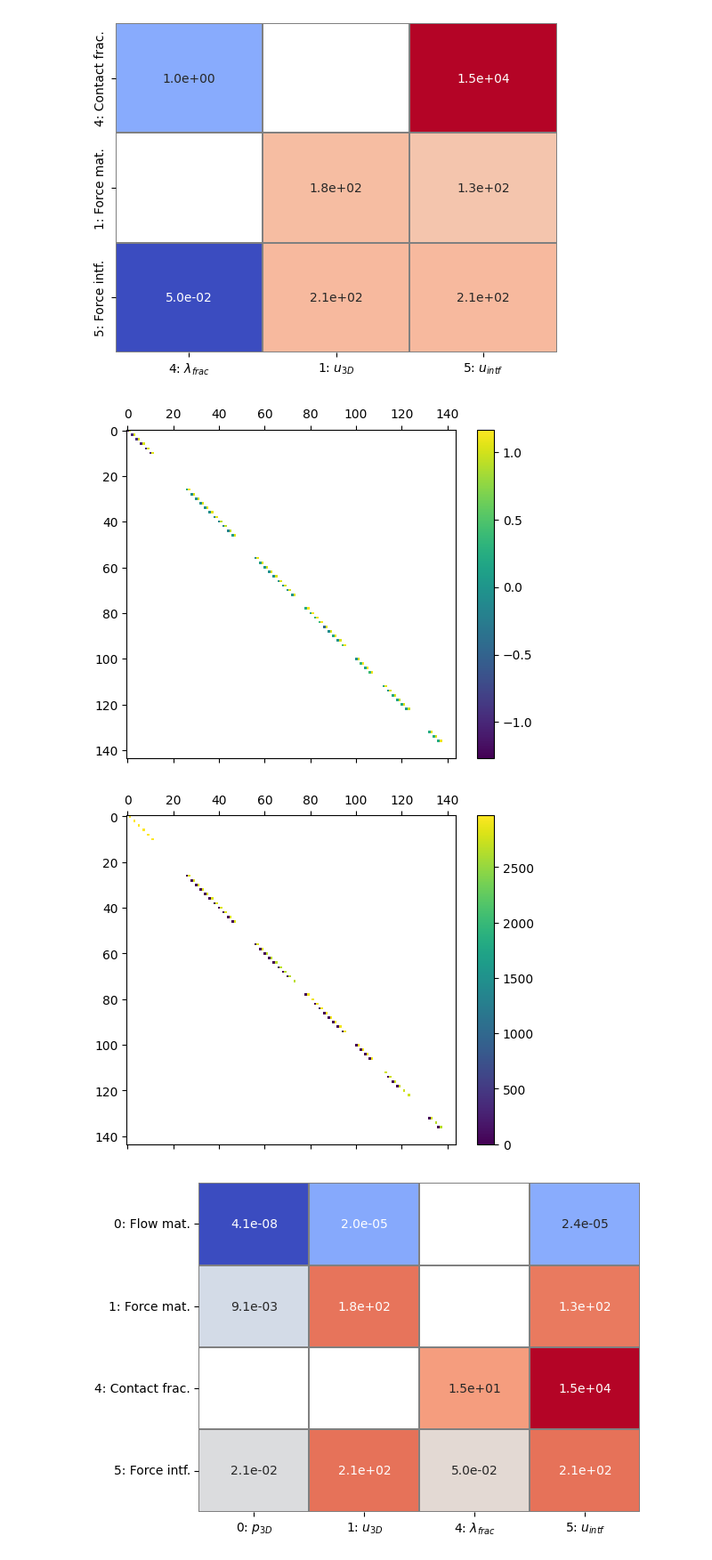
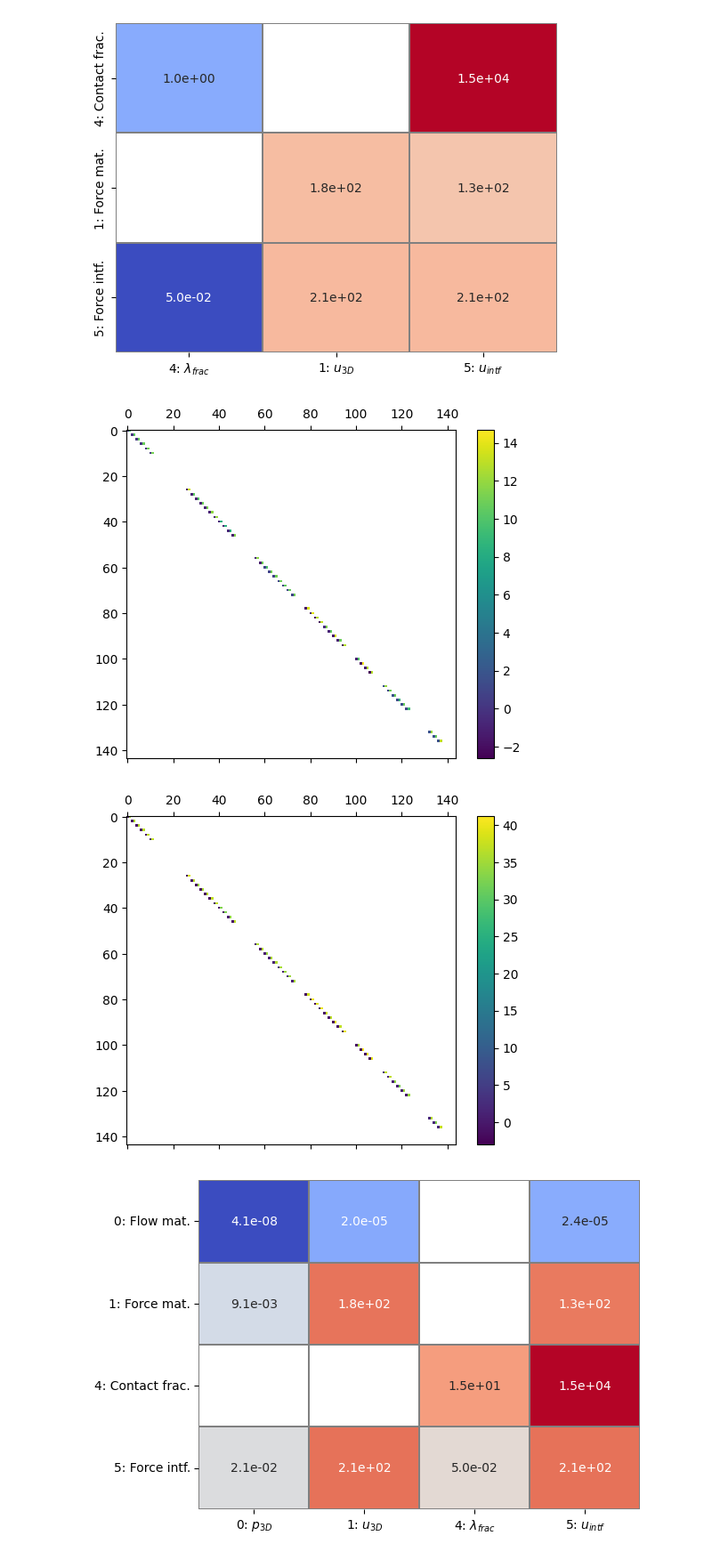
Before and after one commit to pmgbergen/FTHM-Solver, a Jupyter notebook: fpm/full_system.ipynb, the cells around one changed output. Shown at 89% size. Saved outputs shown, nothing was run; the diff lists cells and outputs as text; code cells hidden in the pictures.

```diff
--- a/fpm/full_system.ipynb
+++ b/fpm/full_system.ipynb
@@ -150,16 +150,16 @@ J[[4,1,5]].plot_max()
 # %%
 J55_inv = inv_block_diag(J[5, 5].mat, nd=model.nd)
 stab_baseline = - J[4, 5].mat @ J55_inv @ J[5, 4].mat
-plot_mat(stab_baseline, log=True)
+plot_mat(stab_baseline, log=False)
 # %% [output]
-[figure, old version]
+[figure, new version]
 # %%
 from fixed_stress import make_local_stab_15
 
-stab_new = make_local_stab_15(J, base=4)
+stab_new = make_local_stab_15(J, base=4, nd=model.nd)
 plot_mat(stab_new, log=False)
 # %% [output]
-[figure, old version]
+[figure, new version]
 # %%
 Jstab = J.copy()
 # J[4, 4].color_spy()
```
Also changed, not shown: parts of 11 cells of this notebook, 4 other files.
